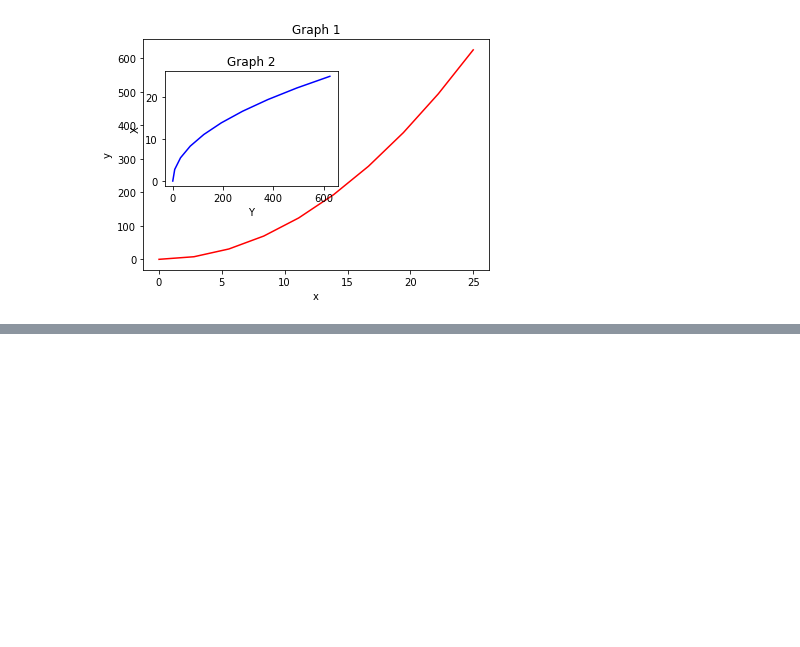
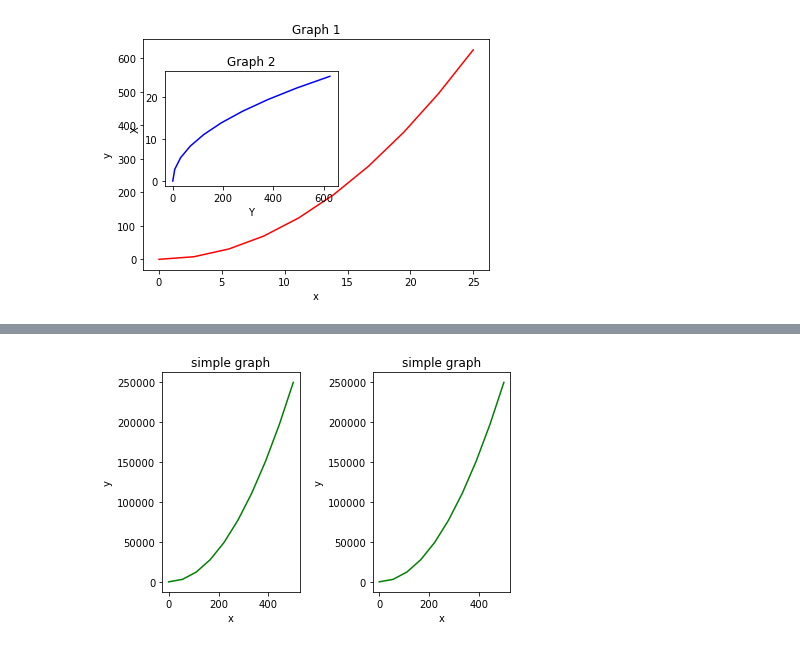
Before and after one commit to shantanurathore/Python-Scripts, a Jupyter notebook: Pyt_PRACTICE_1_MATPLOTLIB.ipynb, the cells around one changed output, grey strips where cells are left out. Drawn from its saved outputs; the diff is of its cells as text; code cells hidden in the pictures; blank space fills up the shorter version.

```diff
--- a/Pyt_PRACTICE_1_MATPLOTLIB.ipynb
+++ b/Pyt_PRACTICE_1_MATPLOTLIB.ipynb
@@ -61,0 +88,13 @@ axes2.set_title('Graph 2')
+# %%
+#as we can see in previous figure, labels and markings overlap. We can fix it as follows
+fig, axes = plt.subplots(nrows=1, ncols=2)
+
+for ax in axes:
+    ax.plot(x,y,'g')
+    ax.set_xlabel('x')
+    ax.set_ylabel('y')
+    ax.set_title('simple graph')
+
+fig.tight_layout()
+# %% [output]
+[figure, added]
```
Also changed, not shown: parts of 8 cells of this notebook, 3 other files.
